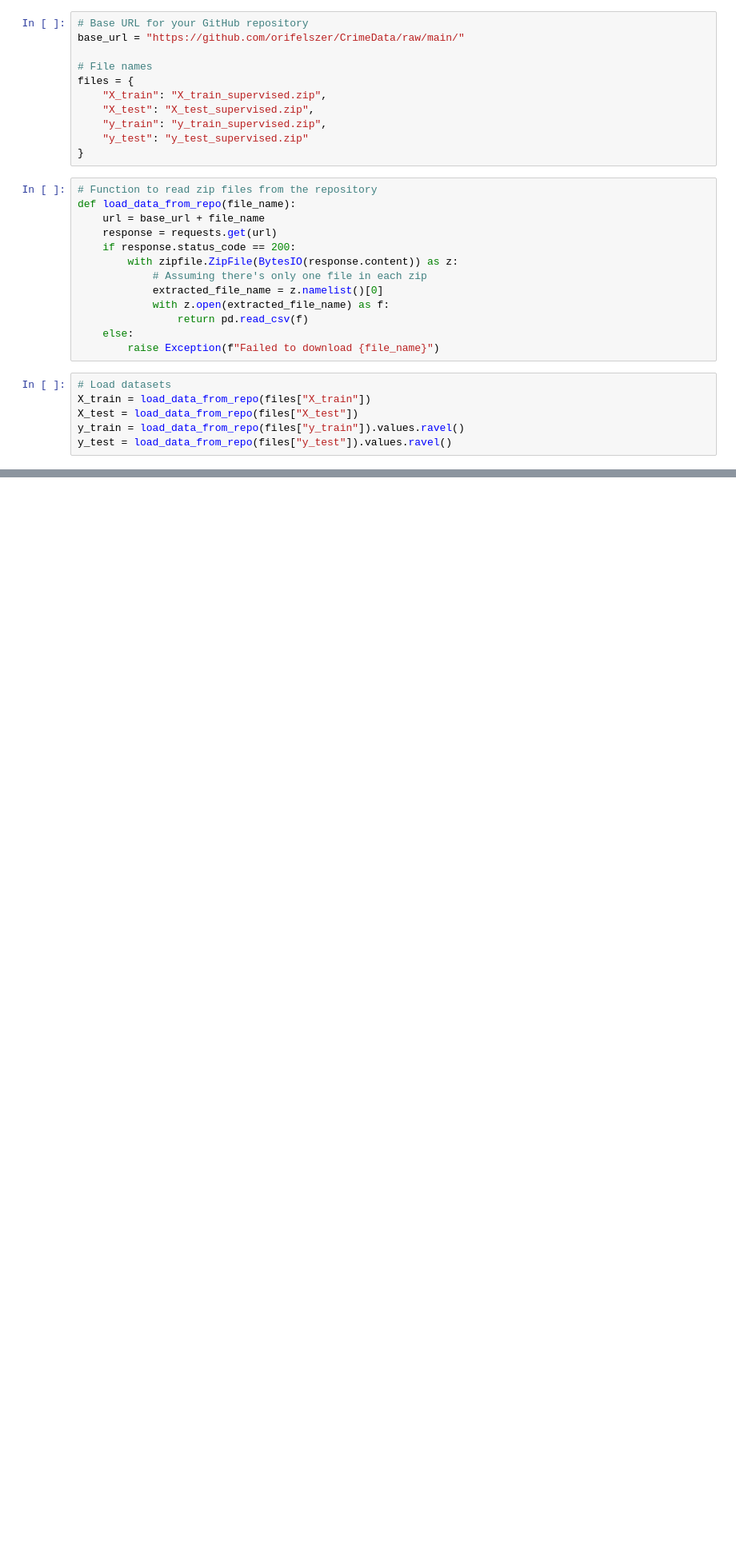
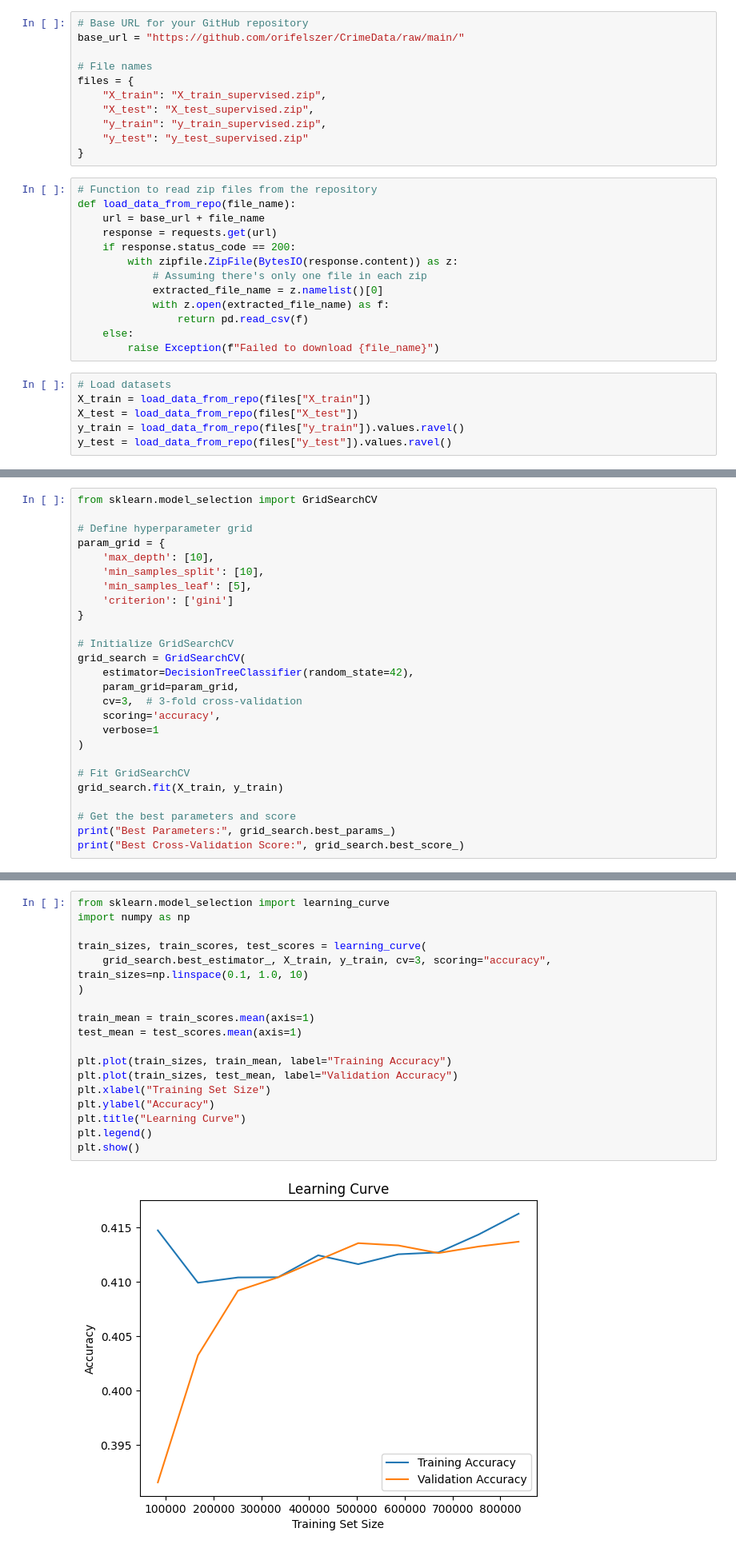
Before and after one commit to orifelszer/CrimeData, a Jupyter notebook: DecisionTree.ipynb, the cells around one changed output, grey strips where cells are left out. Shown at 80% size. Saved outputs shown, nothing was run; the diff lists cells and outputs as text; blank space fills up the shorter version.

```diff
--- a/DecisionTree.ipynb
+++ b/DecisionTree.ipynb
@@ -119,0 +68,26 @@ weighted avg       0.29      0.34      0.30    376971
+# %%
+from sklearn.model_selection import GridSearchCV
+
+# Define hyperparameter grid
+param_grid = {
+    'max_depth': [10],
+    'min_samples_split': [10],
+    'min_samples_leaf': [5],
+    'criterion': ['gini']
+}
+
+# Initialize GridSearchCV
+grid_search = GridSearchCV(
+    estimator=DecisionTreeClassifier(random_state=42),
+    param_grid=param_grid,
+    cv=3,  # 3-fold cross-validation
+    scoring='accuracy',
+    verbose=1
+)
+
+# Fit GridSearchCV
+grid_search.fit(X_train, y_train)
+
+# Get the best parameters and score
+print("Best Parameters:", grid_search.best_params_)
+print("Best Cross-Validation Score:", grid_search.best_score_)
@@ -119,0 +136,20 @@ weighted avg       0.29      0.34      0.30    376971
+# %%
+from sklearn.model_selection import learning_curve
+import numpy as np
+
+train_sizes, train_scores, test_scores = learning_curve(
+    grid_search.best_estimator_, X_train, y_train, cv=3, scoring="accuracy", train_sizes=np.linspace(0.1, 1.0, 10)
+)
+
+train_mean = train_scores.mean(axis=1)
+test_mean = test_scores.mean(axis=1)
+
+plt.plot(train_sizes, train_mean, label="Training Accuracy")
+plt.plot(train_sizes, test_mean, label="Validation Accuracy")
+plt.xlabel("Training Set Size")
+plt.ylabel("Accuracy")
+plt.title("Learning Curve")
+plt.legend()
+plt.show()
+# %% [output]
+[figure, added]
```
Also changed, not shown: parts of 15 cells of this notebook.
